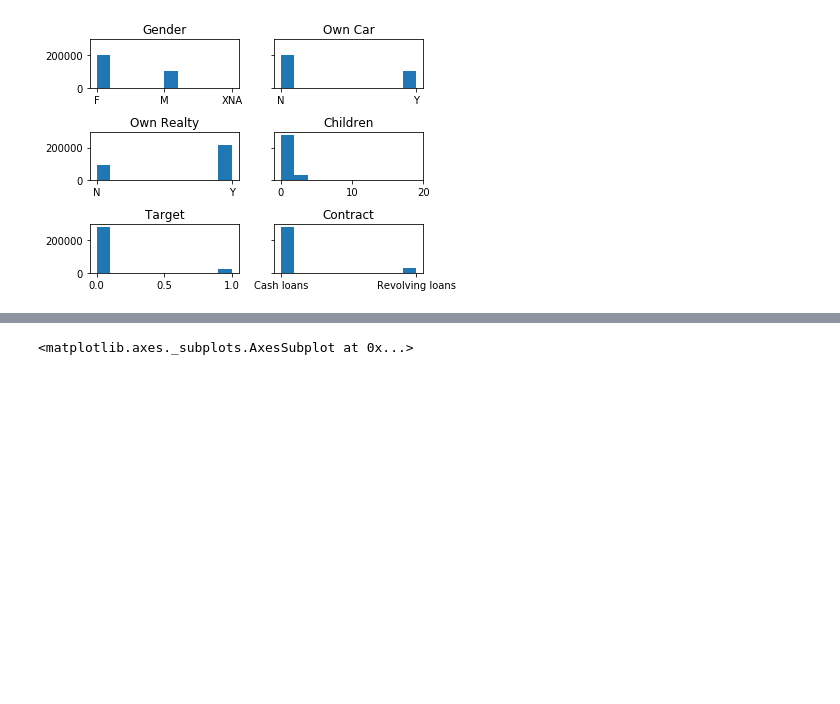
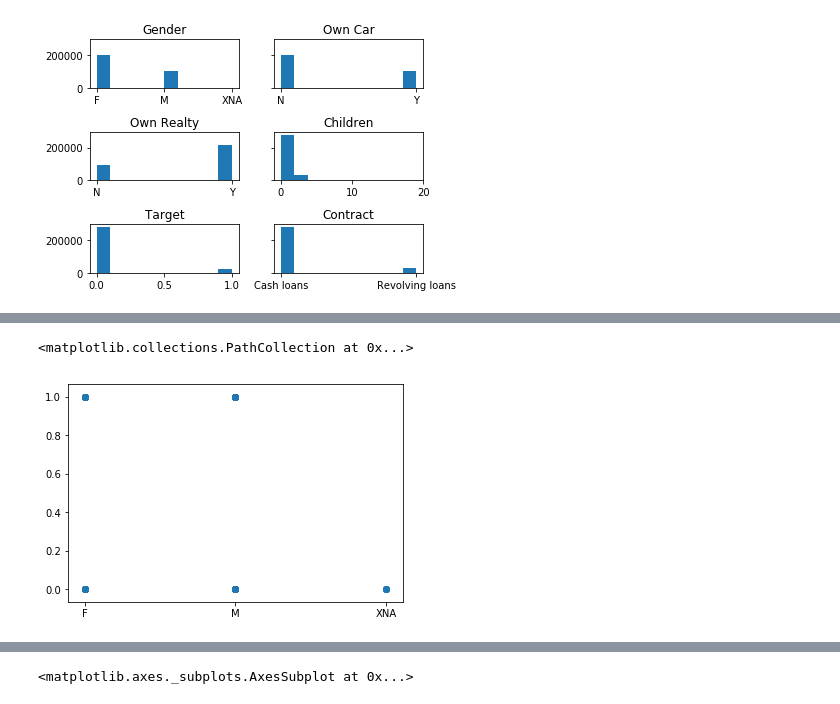
Before and after one commit to RajatChaudhari/HomeCreditDefaultRisk, a Jupyter notebook: HCDR1.ipynb, the cells around one changed output, grey strips where cells are left out. Saved outputs shown, nothing was run; the diff lists cells and outputs as text; code cells hidden in the pictures; blank space fills up the shorter version.

```diff
--- a/HCDR1.ipynb
+++ b/HCDR1.ipynb
@@ -71,0 +225,5 @@ sns.heatmap(apptrain.head(200000).isnull(),vmin=0,vmax=2)
+# %%
+plt.scatter(apptrain["CODE_GENDER"],apptrain["TARGET"])
+# %% [output]
+<matplotlib.collections.PathCollection at 0x...>
+[figure, added]
```
Also changed, not shown: parts of 65 cells of this notebook.
